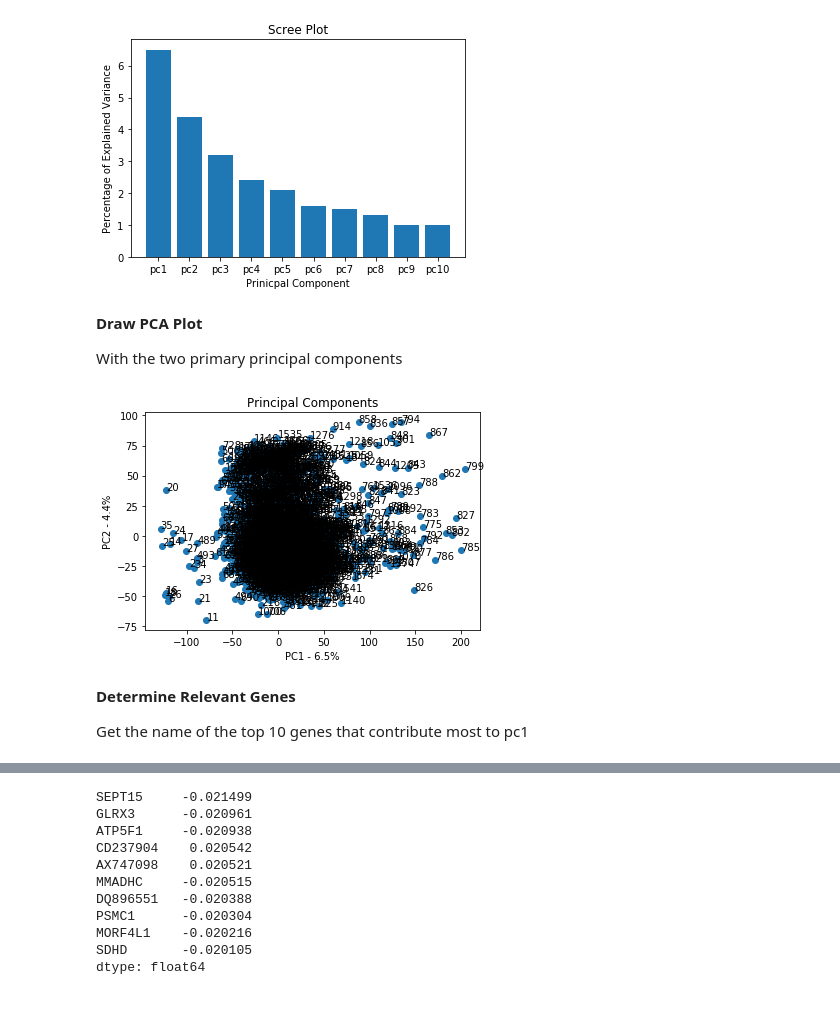
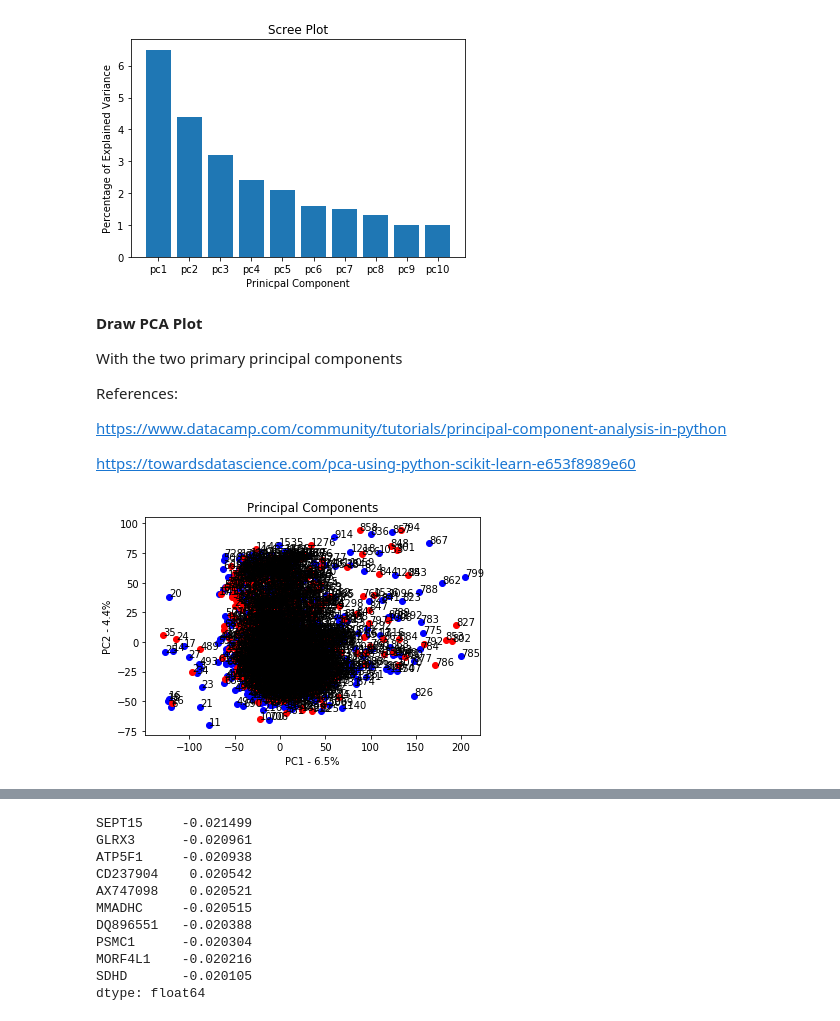
Before and after one commit to meghutch/Breast-Cancer-Classification-Clinical-Genomic, a Jupyter notebook: Gene_Expression_Analysis_PCA.ipynb, the cells around one changed output, grey strips where cells are left out. Drawn from its saved outputs; the diff is of its cells as text; code cells hidden in the pictures.

Commit message:
Test loading scores + modify PCA plot for outcomes

```diff
--- a/Gene_Expression_Analysis_PCA.ipynb
+++ b/Gene_Expression_Analysis_PCA.ipynb
@@ -243,33 +252,47 @@ plt.show()
 **Draw PCA Plot**
 
 With the two primary principal components
+
+References:
+
+https://www.datacamp.com/community/tutorials/principal-component-analysis-in-python
+
+https://towardsdatascience.com/pca-using-python-scikit-learn-e653f8989e60
 # %%
 # Can use the function below with .sample to select a subset of PC components, making it more readible
-#principalDf = principalDf.sample(n = 50)
+principalDf_samp = principalDf.sample(n = 500) # will need to change the dataframe principalDf below to prinicpalDf_samp if I use this function
 
-plt.scatter(principalDf.pc1, principalDf.pc2)
+#plt.scatter(principalDf.pc1, principalDf.pc2)
 plt.title('Principal Components')
 plt.xlabel('PC1 - {0}%'.format(per_var[0]))
 plt.ylabel('PC2 - {0}%'.format(per_var[1]))
+
+# Replace Labels
+gene_data['EVENT'].replace(0, 'Lived',inplace=True)
+gene_data['EVENT'].replace(1, 'Died',inplace=True)
+
+# Create labels for the targets to be used to color the graphs
+targets = ['Lived', 'Died']
+colors = ['b', 'r']
+
+for target, color in zip(targets, colors):
+    indicesToKeep = gene_data['EVENT'] == target
+    plt.scatter(principalDf.loc[indicesToKeep, 'pc1'],
+                principalDf.loc[indicesToKeep, 'pc2'], c = color)
 
 # The labeled numbers are the indiviudal patients samples
 for sample in principalDf.index:
   plt.annotate(sample, (principalDf.pc1.loc[sample], principalDf.pc2.loc[sample])) # my impression is that sample just indicates each row
 
 # Subset
 #sample_50 = principalDf.sample(n = 50)
 
 # This plot is interesting -- it looks like it's creating random samples, but still impossing it on the main graph because we are indeicating pc1 and pc2 still which all samples would be under
 #for sample in sample_50.index:
 #  plt.annotate(sample, (sample_50.pc1.loc[sample], sample_50.pc2.loc[sample]))
 #print(sample_50)
 
-
 #print(principalDf.sample) -- I believe sample is returning just all of the row labels -- hard to read though which is why I was trying to subset
 #print(principalDf.sample(n = 50))
 # %% [output]
-[figure, old version]
+[figure, new version]
-# %% [markdown]
-**Determine Relevant Genes**
-
-Get the name of the top 10 genes that contribute most to pc1
```
Also changed, not shown: parts of 10 cells of this notebook.
